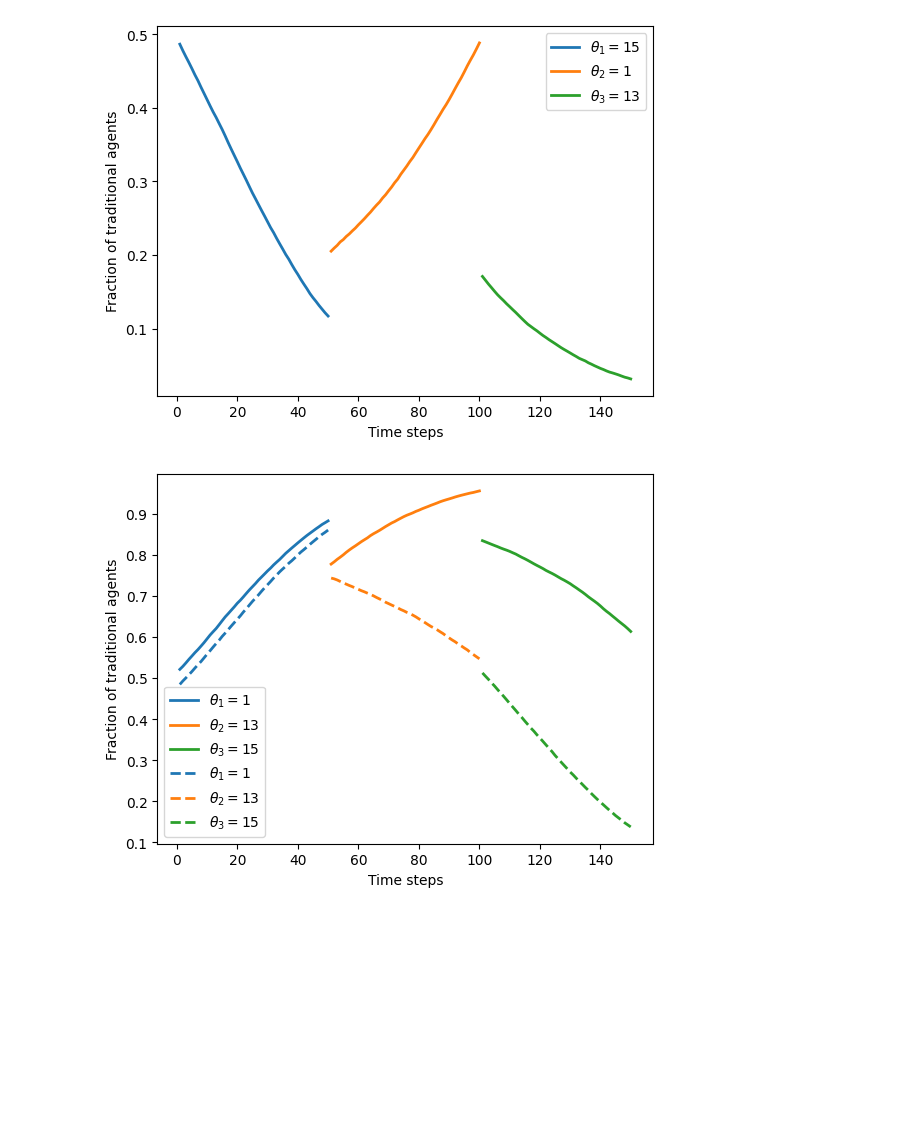
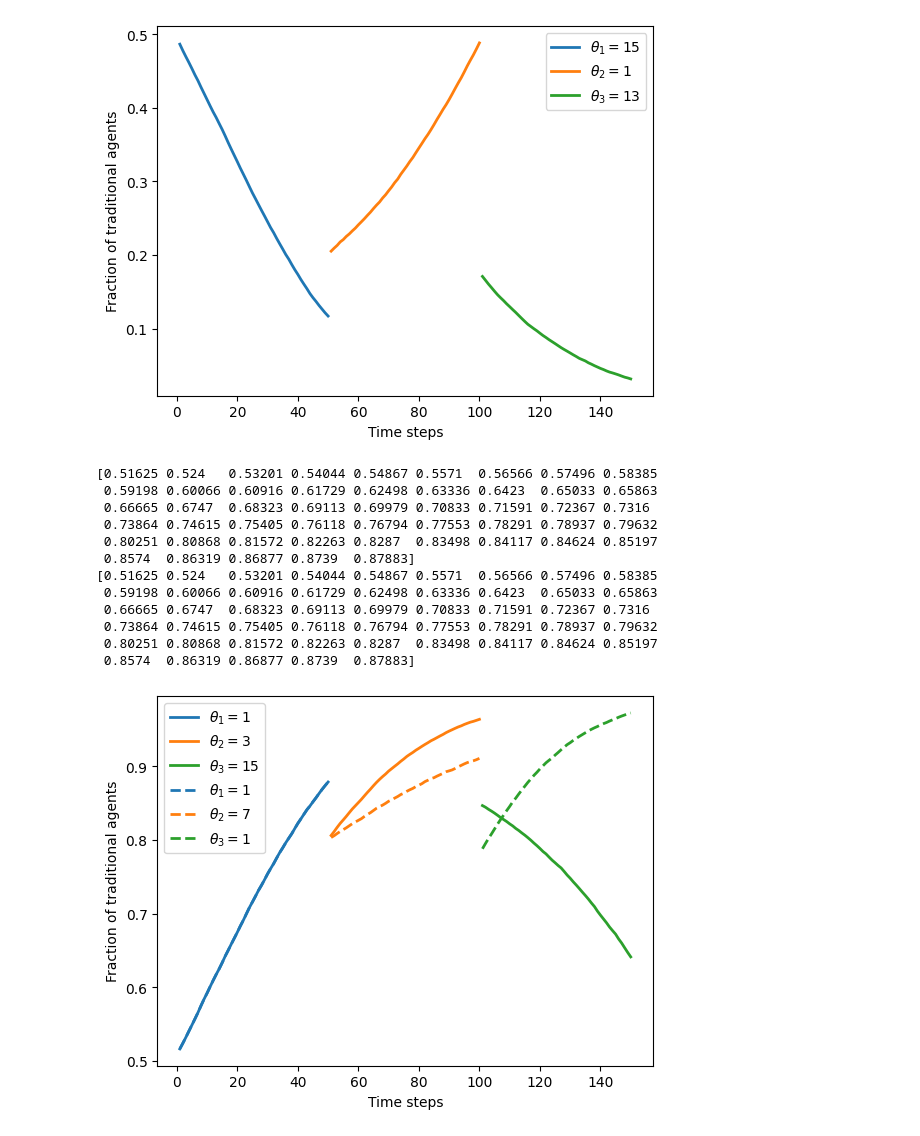
Before and after one commit to ritams/institution-design, a Jupyter notebook: notebooks/analysis.ipynb, the cells around one changed output. Cells and saved outputs as stored; diff of their text form; code cells hidden in the pictures; blank space fills up the shorter version.

Commit message:
feat: fixed seed.

```diff
--- a/notebooks/analysis.ipynb
+++ b/notebooks/analysis.ipynb
@@ -17,16 +17,19 @@ def get_fname(**params):
     max_steps = params['max_steps']
     ensemble_size = params['ensemble_size']
     update_fraction = params['update_fraction']
+    seed = params.get('seed')
     # convert theta_list to string
     theta_list = [str(theta) for theta in theta_list]
     theta_list = '_'.join(theta_list)
     # use fp to format the string
 
-    fname = f"data_N_{N}_f_cultural_{f_cultural}_theta_list_{theta_list}_beta_{beta:.3f}_max_steps_{max_steps}_ensemble_size_{ensemble_size}_update_fraction_{update_fraction:.3f}.pkl"
+    seed_str = 'none' if seed is None else str(seed)
+    fname = f"data_N_{N}_f_cultural_{f_cultural}_theta_list_{theta_list}_beta_{beta:.3f}_max_steps_{max_steps}_ensemble_size_{ensemble_size}_update_fraction_{update_fraction:.3f}_seed_{seed_str}.pkl"
     return fname
 
-def load_data(N, f_cultural, theta_list, beta, max_steps, ensemble_size, update_fraction):
-    fname = get_fname(N=N, f_cultural=f_cultural, theta_list=theta_list, beta=beta, max_steps=max_steps, ensemble_size=ensemble_size, update_fraction=update_fraction)
+
+def load_data(N, f_cultural, theta_list, beta, max_steps, ensemble_size, update_fraction, seed):
+    fname = get_fname(N=N, f_cultural=f_cultural, theta_list=theta_list, beta=beta, max_steps=max_steps, ensemble_size=ensemble_size, update_fraction=update_fraction, seed=seed)
     try:
         with open(f"../results/data/{fname}", 'rb') as f:
             data = pickle.load(f)
@@ -90,10 +93,11 @@ beta = 0.1
 max_steps = 50
 ensemble_size = 100
 update_fraction = 0.1
+seed = 42
 
-data_1 =  load_data(N, f_cultural, theta_list_1, beta, max_steps, ensemble_size, update_fraction)
-data_2 =  load_data(N, f_cultural, theta_list_2, beta, max_steps, ensemble_size, update_fraction)
-data_3 =  load_data(N, f_cultural, theta_list_3, beta, max_steps, ensemble_size, update_fraction)
+data_1 =  load_data(N, f_cultural, theta_list_1, beta, max_steps, ensemble_size, update_fraction, seed)
+data_2 =  load_data(N, f_cultural, theta_list_2, beta, max_steps, ensemble_size, update_fraction, seed)
+data_3 =  load_data(N, f_cultural, theta_list_3, beta, max_steps, ensemble_size, update_fraction, seed)
 # %%
 t_fractions = expected_t_fractions(data_1)
 time_steps = np.arange(1, len(t_fractions) + 1)
@@ -140,25 +144,41 @@ plt.show()
 # %%
 # combine data data from game 1 and game 2
 
 colors = ['tab:blue', 'tab:orange', 'tab:green']
 # game 2
 t_fractions = expected_t_fractions(data_1)
 time_steps = np.arange(1, len(t_fractions) + 1)
 
 for i in range(3):
+    if i == 0:
+        print(t_fractions[i * 50 : (i + 1) * 50])
     plt.plot(time_steps[i * 50 : (i + 1) * 50], t_fractions[i * 50 : (i + 1) * 50], label=f"$\\theta_{i + 1} = {theta_list_1[i]}$", lw=2, color=colors[i])
 
 # game 3
 t_fractions = expected_t_fractions(data_2)
 time_steps = np.arange(1, len(t_fractions) + 1)
 
 for i in range(3):
+    if i == 0:
+        print(t_fractions[i * 50 : (i + 1) * 50])
     plt.plot(time_steps[i * 50 : (i + 1) * 50], t_fractions[i * 50 : (i + 1) * 50], label=f"$\\theta_{i + 1} = {theta_list_2[i]}$", lw=2, ls='--', color=colors[i])
 
 plt.xlabel("Time steps")
 plt.ylabel("Fraction of traditional agents")
 plt.legend()
-plt.savefig(f"../results/figs/t_fractions_{"_".join(map(str, theta_list_1 + theta_list_2))}.png", dpi=300, bbox_inches='tight')
+# plt.savefig(f"../results/figs/t_fractions_{"_".join(map(str, theta_list_1 + theta_list_2))}.png", dpi=300, bbox_inches='tight')
 plt.show()
 # %% [output]
+[0.51625 0.524   0.53201 0.54044 0.54867 0.5571  0.56566 0.57496 0.58385
+ 0.59198 0.60066 0.60916 0.61729 0.62498 0.63336 0.6423  0.65033 0.65863
+ 0.66665 0.6747  0.68323 0.69113 0.69979 0.70833 0.71591 0.72367 0.7316
+ 0.73864 0.74615 0.75405 0.76118 0.76794 0.77553 0.78291 0.78937 0.79632
+ 0.80251 0.80868 0.81572 0.82263 0.8287  0.83498 0.84117 0.84624 0.85197
+ 0.8574  0.86319 0.86877 0.8739  0.87883]
+[0.51625 0.524   0.53201 0.54044 0.54867 0.5571  0.56566 0.57496 0.58385
+ 0.59198 0.60066 0.60916 0.61729 0.62498 0.63336 0.6423  0.65033 0.65863
+ 0.66665 0.6747  0.68323 0.69113 0.69979 0.70833 0.71591 0.72367 0.7316
+ 0.73864 0.74615 0.75405 0.76118 0.76794 0.77553 0.78291 0.78937 0.79632
+ 0.80251 0.80868 0.81572 0.82263 0.8287  0.83498 0.84117 0.84624 0.85197
+ 0.8574  0.86319 0.86877 0.8739  0.87883]
-[figure, old version]
+[figure, new version]
```
Also changed, not shown: 9 other files.
